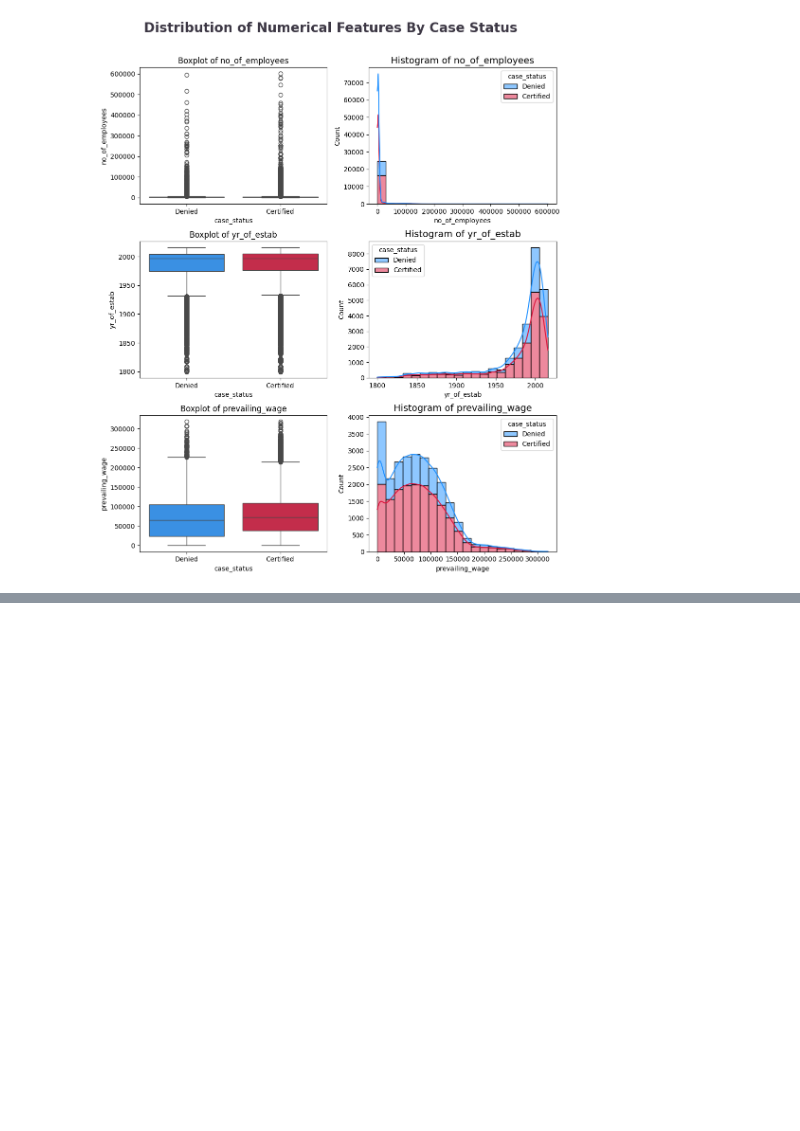
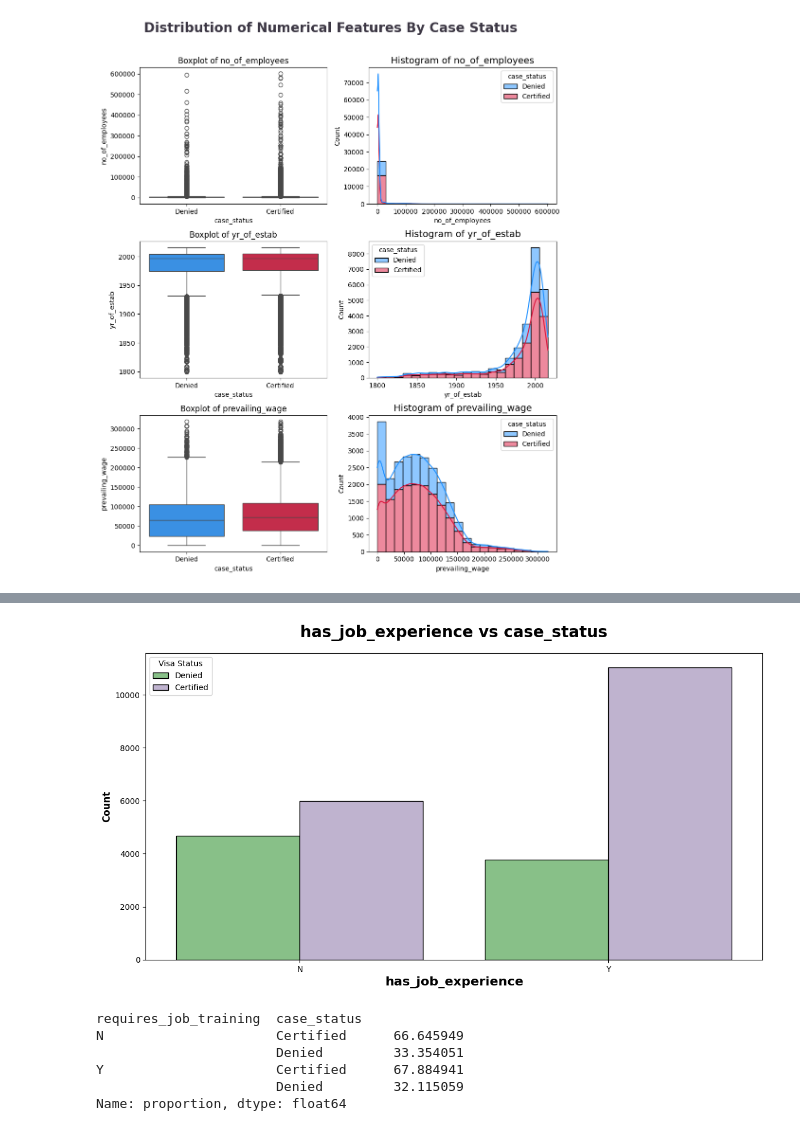
Before and after one commit to mdmohsin212/End-to-End-Ml-project, a Jupyter notebook: notebooks/EDA_US.ipynb, the cells around one changed output, grey strips where cells are left out. Saved outputs shown, nothing was run; the diff lists cells and outputs as text; code cells hidden in the pictures; blank space fills up the shorter version.

```diff
--- a/notebooks/EDA_US.ipynb
+++ b/notebooks/EDA_US.ipynb
@@ -184,0 +253,13 @@ fig.subplots_adjust(top=.90)
+# %%
+show_visual('has_job_experience', 'case_status')
+# %% [output]
+[figure, added]
+# %%
+df.groupby(df['requires_job_training'])['case_status'].value_counts(normalize=True) * 100
+# %% [output]
+requires_job_training  case_status
+N                      Certified      66.645949
+                       Denied         33.354051
+Y                      Certified      67.884941
+                       Denied         32.115059
+Name: proportion, dtype: float64
```
Also changed, not shown: parts of 15 cells of this notebook.
